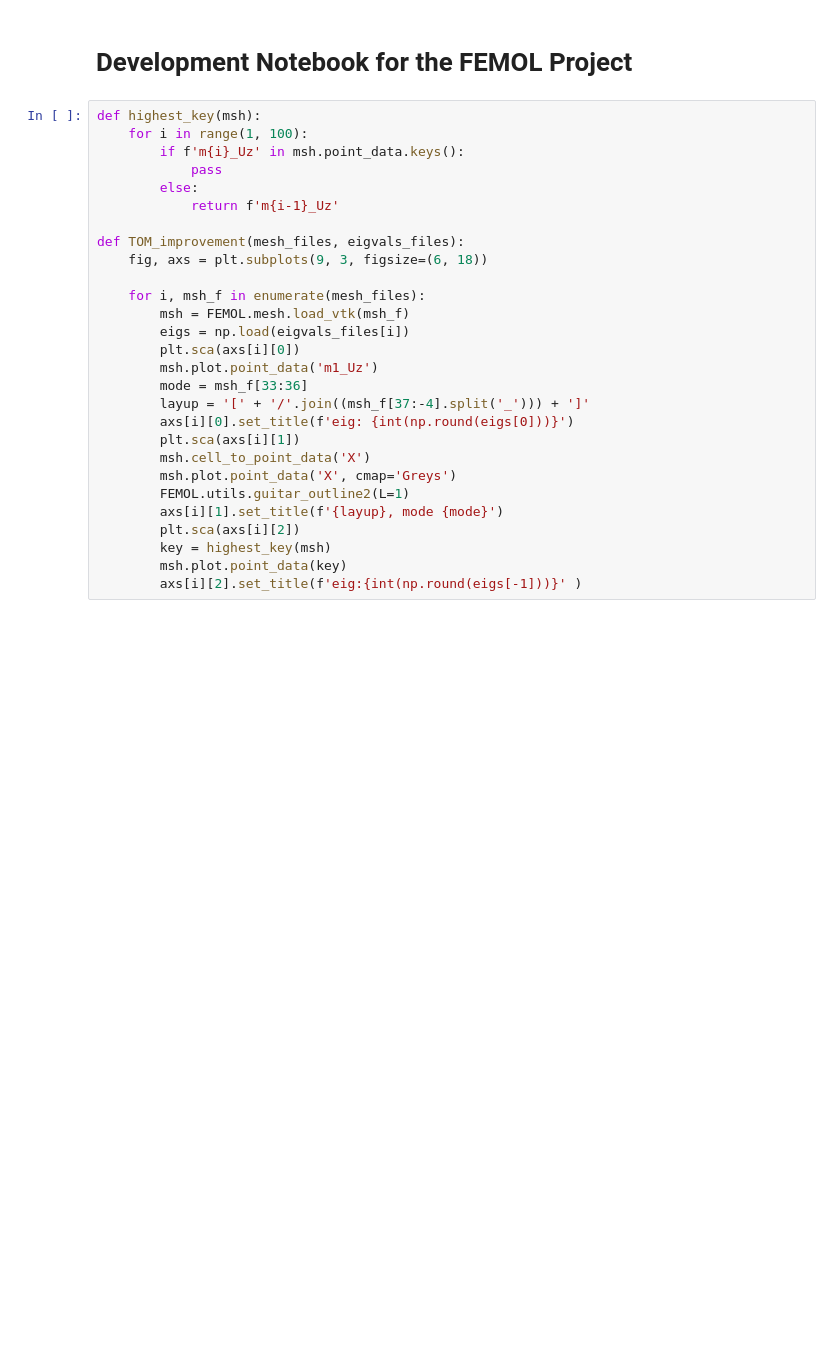
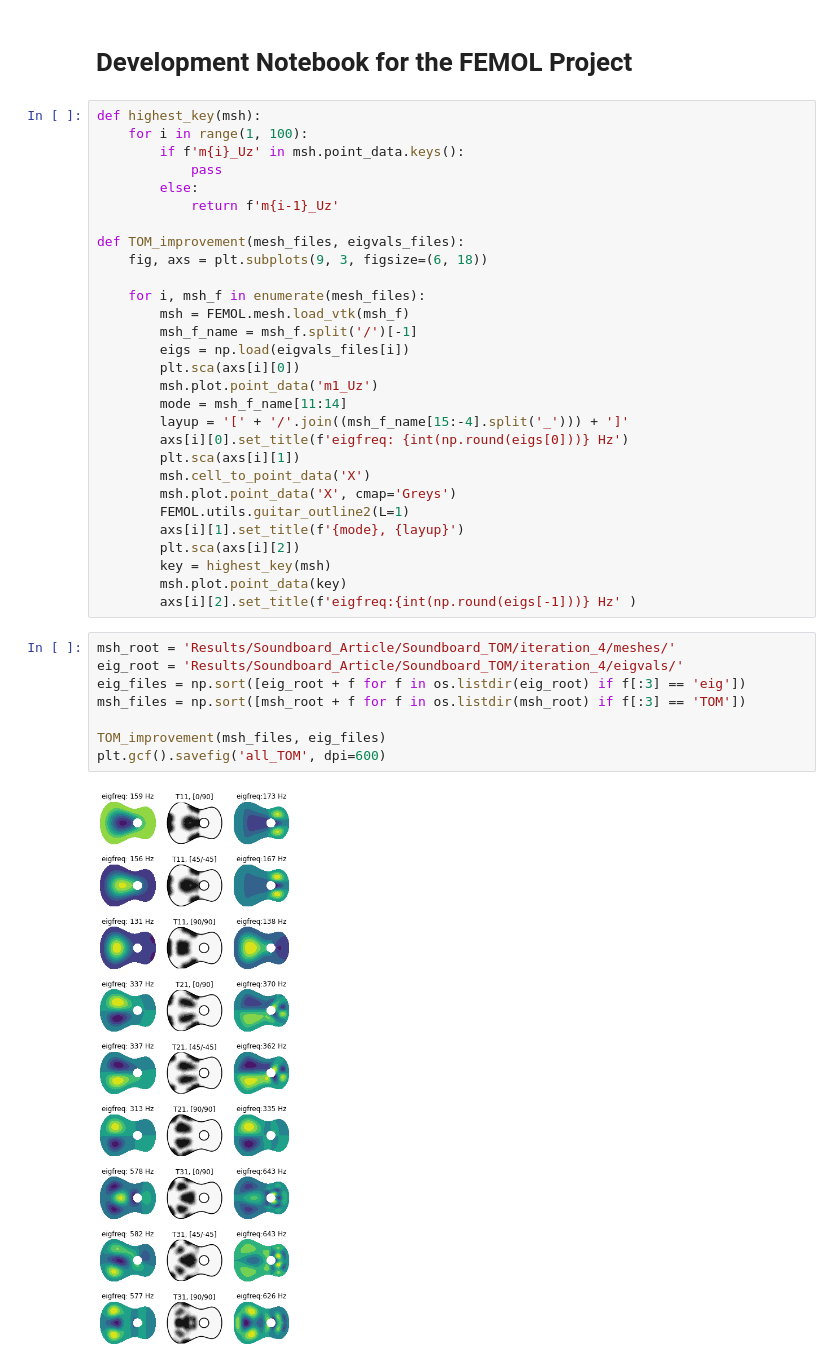
Before and after one commit to olivecha/FEMOL, a Jupyter notebook: DEV_Notebook.ipynb, the cells around one changed output. Cells and saved outputs as stored; diff of their text form; blank space fills up the shorter version.

```diff
--- a/DEV_Notebook.ipynb
+++ b/DEV_Notebook.ipynb
@@ -30,18 +33,29 @@ def TOM_improvement(mesh_files, eigvals_files):
 
     for i, msh_f in enumerate(mesh_files):
         msh = FEMOL.mesh.load_vtk(msh_f)
+        msh_f_name = msh_f.split('/')[-1]
         eigs = np.load(eigvals_files[i])
         plt.sca(axs[i][0])
         msh.plot.point_data('m1_Uz')
-        mode = msh_f[33:36]
-        layup = '[' + '/'.join((msh_f[37:-4].split('_'))) + ']'
-        axs[i][0].set_title(f'eig: {int(np.round(eigs[0]))}')
+        mode = msh_f_name[11:14]
+        layup = '[' + '/'.join((msh_f_name[15:-4].split('_'))) + ']'
+        axs[i][0].set_title(f'eigfreq: {int(np.round(eigs[0]))} Hz')
         plt.sca(axs[i][1])
         msh.cell_to_point_data('X')
         msh.plot.point_data('X', cmap='Greys')
         FEMOL.utils.guitar_outline2(L=1)
-        axs[i][1].set_title(f'{layup}, mode {mode}')
+        axs[i][1].set_title(f'{mode}, {layup}')
         plt.sca(axs[i][2])
         key = highest_key(msh)
         msh.plot.point_data(key)
-        axs[i][2].set_title(f'eig:{int(np.round(eigs[-1]))}' )
+        axs[i][2].set_title(f'eigfreq:{int(np.round(eigs[-1]))} Hz' )
+# %%
+msh_root = 'Results/Soundboard_Article/Soundboard_TOM/iteration_4/meshes/'
+eig_root = 'Results/Soundboard_Article/Soundboard_TOM/iteration_4/eigvals/'
+eig_files = np.sort([eig_root + f for f in os.listdir(eig_root) if f[:3] == 'eig'])
+msh_files = np.sort([msh_root + f for f in os.listdir(msh_root) if f[:3] == 'TOM'])
+
+TOM_improvement(msh_files, eig_files)
+plt.gcf().savefig('all_TOM', dpi=600)
+# %% [output]
+[figure, added]
```
Also changed, not shown: parts of 13 cells of this notebook, 34 other files.
